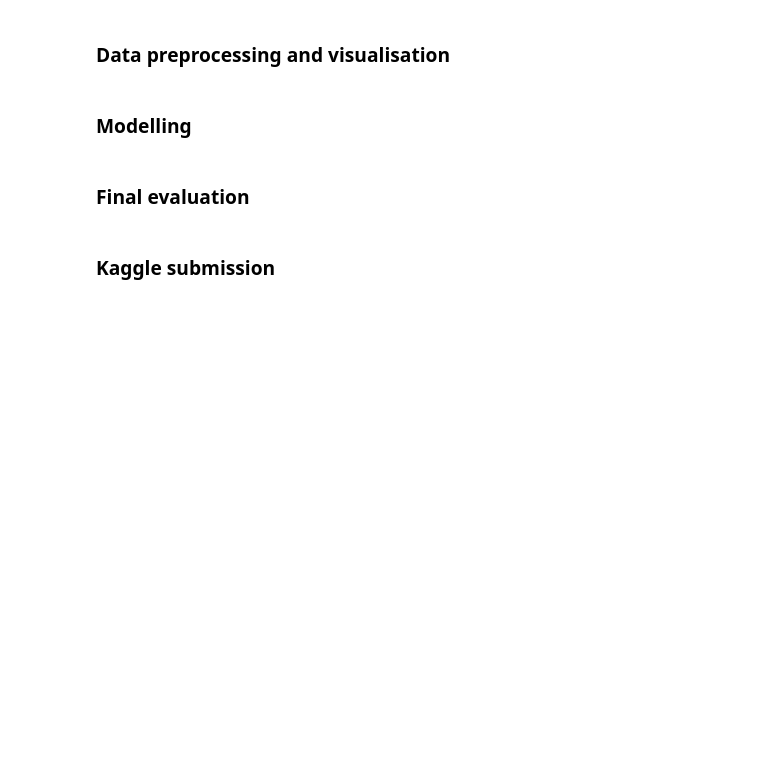
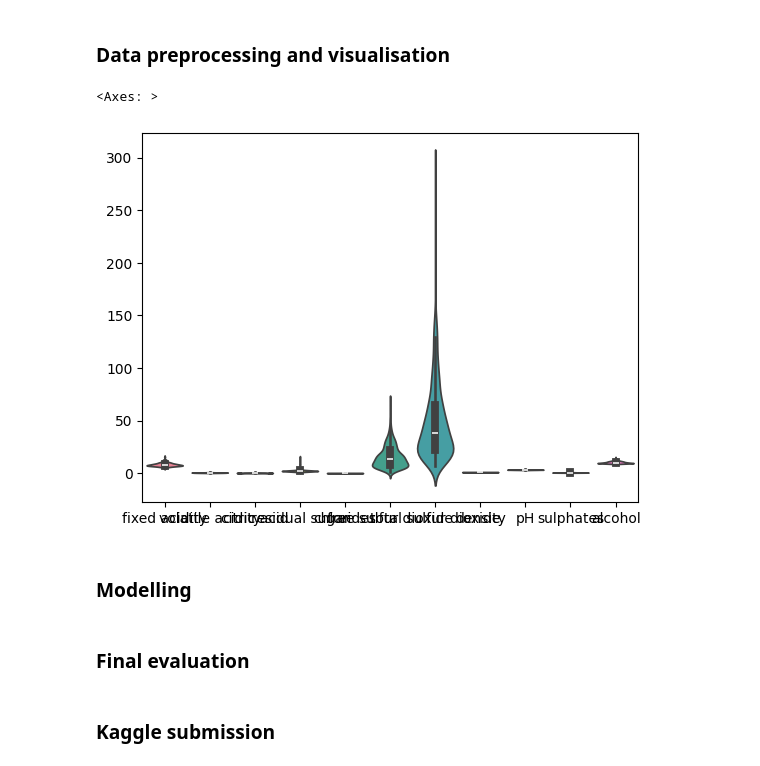
Before and after one commit to JohannesStandal/DAT200, a Jupyter notebook: CA3/CA3_template.ipynb, the cells around one changed output. Cells and saved outputs as stored; diff of their text form; code cells hidden in the pictures; blank space fills up the shorter version.

```diff
--- a/CA3/CA3_template.ipynb
+++ b/CA3/CA3_template.ipynb
@@ -28,5 +46,15 @@ df_test.dropna()
 # %% [markdown]
 ### Data preprocessing and visualisation
+# %%
+x_train = df_train.drop(['quality', 'Id'], axis=1)
+y_train = df_train['quality']
+
+X_train, X_test, Y_train, Y_test = sk.model_selection.train_test_split(x_train, y_train, test_size=0.2, random_state=42)
+
+sns.violinplot(X_train)
+# %% [output]
+<Axes: >
+[figure, added]
 # %% [markdown]
 ### Modelling
 # %% [markdown]
```
Also changed, not shown: parts of 2 cells of this notebook.
